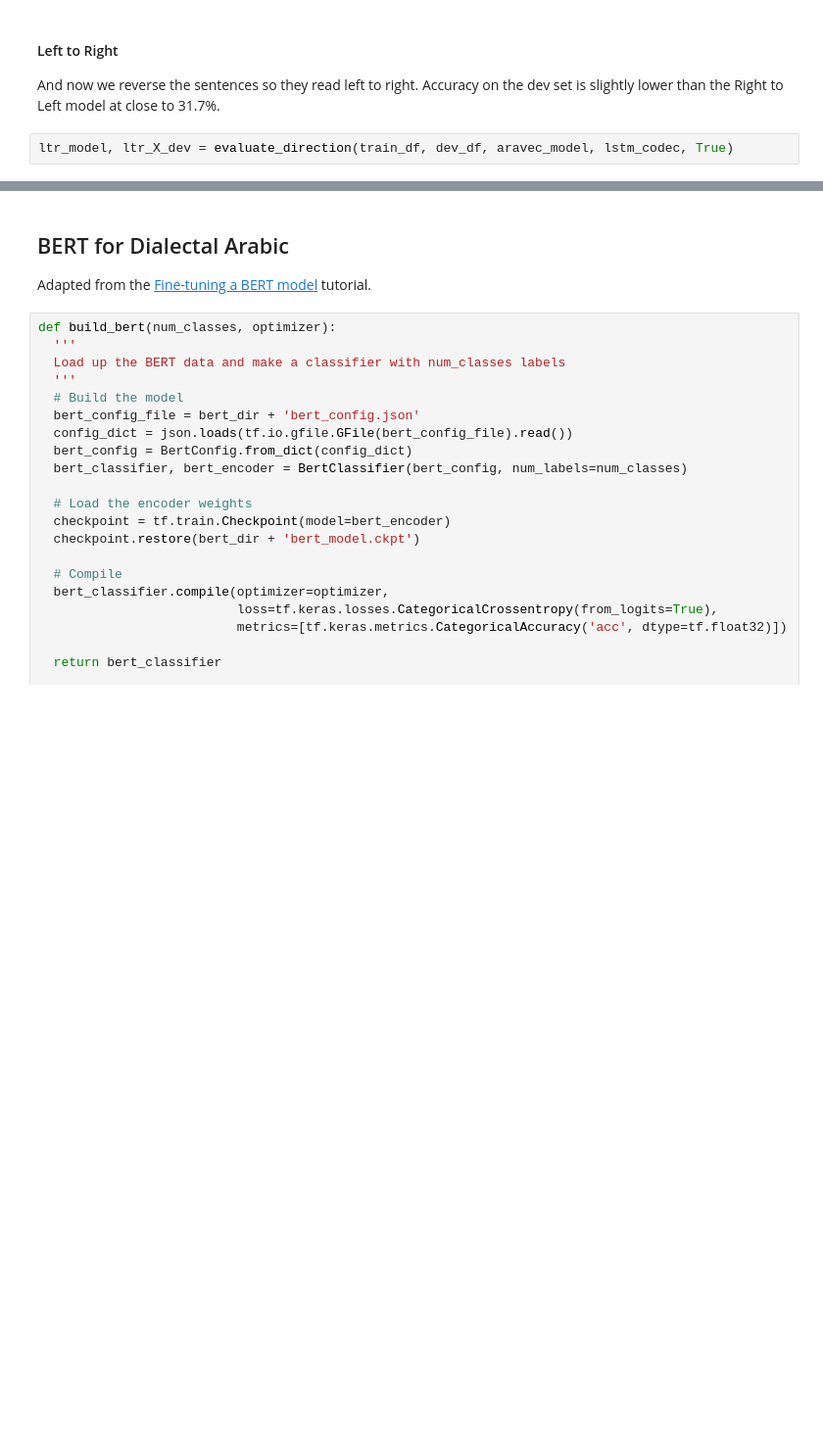
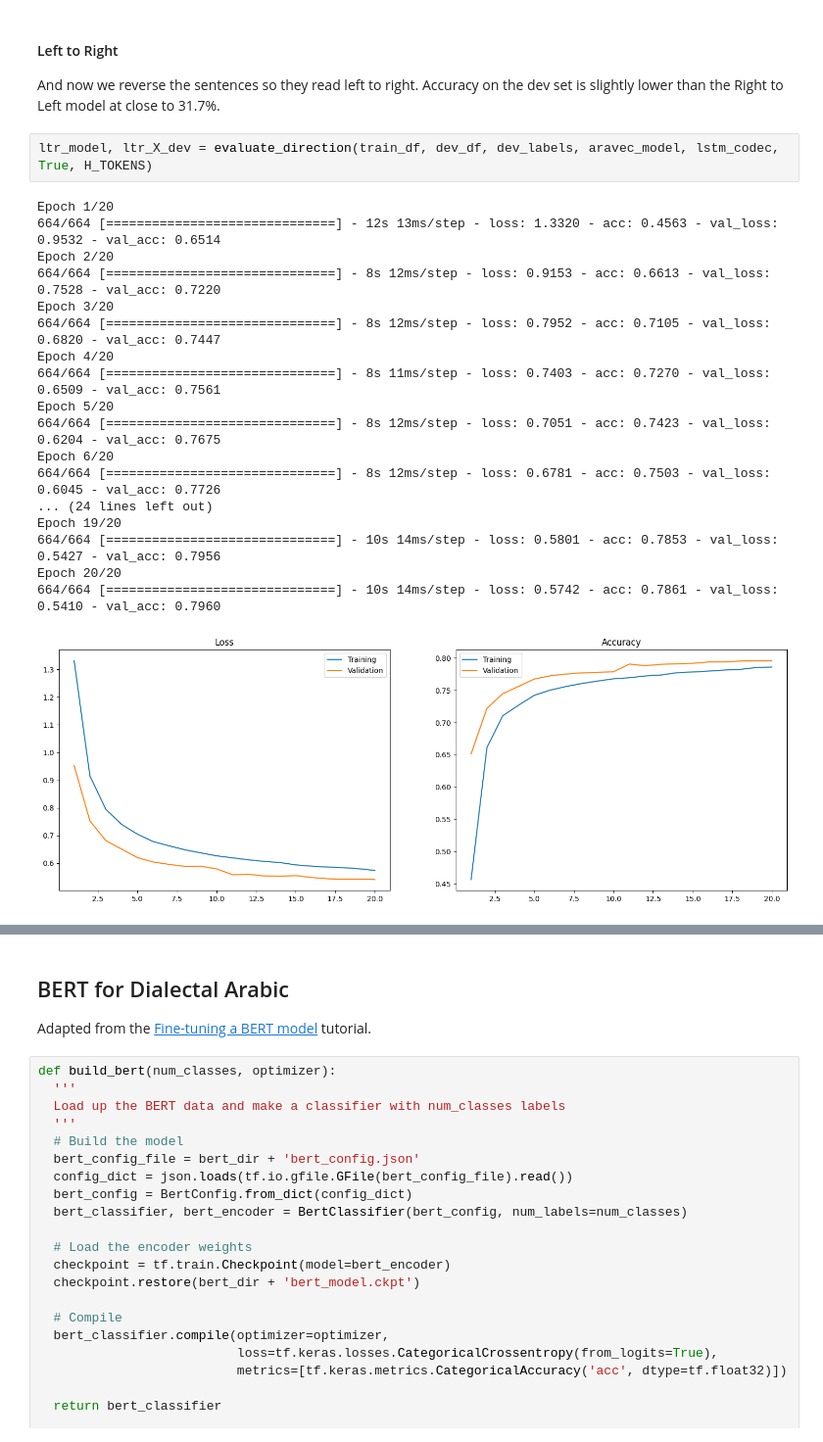
Before and after one commit to stephancurran/arabic-dialects, a Jupyter notebook: ArabicClassifier.ipynb, the cells around one changed output, grey strips where cells are left out. Shown at 98% size. Saved outputs shown, nothing was run; the diff lists cells and outputs as text; blank space fills up the shorter version.

```diff
--- a/ArabicClassifier.ipynb
+++ b/ArabicClassifier.ipynb
@@ -757,4 +830,23 @@ rtl_model, rtl_X_dev = evaluate_direction(train_df, dev_df, aravec_model, lstm_c
 #### Left to Right
 <p>And now we reverse the sentences so they read left to right. Accuracy on the dev set is slightly lower than the Right to Left model at close to 31.7%.</p>
 # %%
-ltr_model, ltr_X_dev = evaluate_direction(train_df, dev_df, aravec_model, lstm_codec, True)
+ltr_model, ltr_X_dev = evaluate_direction(train_df, dev_df, dev_labels, aravec_model, lstm_codec, True, H_TOKENS)
+# %% [output]
+Epoch 1/20
+664/664 [==============================] - 12s 13ms/step - loss: 1.3320 - acc: 0.4563 - val_loss: 0.9532 - val_acc: 0.6514
+Epoch 2/20
+664/664 [==============================] - 8s 12ms/step - loss: 0.9153 - acc: 0.6613 - val_loss: 0.7528 - val_acc: 0.7220
+Epoch 3/20
+664/664 [==============================] - 8s 12ms/step - loss: 0.7952 - acc: 0.7105 - val_loss: 0.6820 - val_acc: 0.7447
+Epoch 4/20
+664/664 [==============================] - 8s 11ms/step - loss: 0.7403 - acc: 0.7270 - val_loss: 0.6509 - val_acc: 0.7561
+Epoch 5/20
+664/664 [==============================] - 8s 12ms/step - loss: 0.7051 - acc: 0.7423 - val_loss: 0.6204 - val_acc: 0.7675
+Epoch 6/20
+664/664 [==============================] - 8s 12ms/step - loss: 0.6781 - acc: 0.7503 - val_loss: 0.6045 - val_acc: 0.7726
+... (24 lines left out)
+Epoch 19/20
+664/664 [==============================] - 10s 14ms/step - loss: 0.5801 - acc: 0.7853 - val_loss: 0.5427 - val_acc: 0.7956
+Epoch 20/20
+664/664 [==============================] - 10s 14ms/step - loss: 0.5742 - acc: 0.7861 - val_loss: 0.5410 - val_acc: 0.7960
+[figure, added]
```
Also changed, not shown: parts of 15 cells of this notebook, 1 other file.
